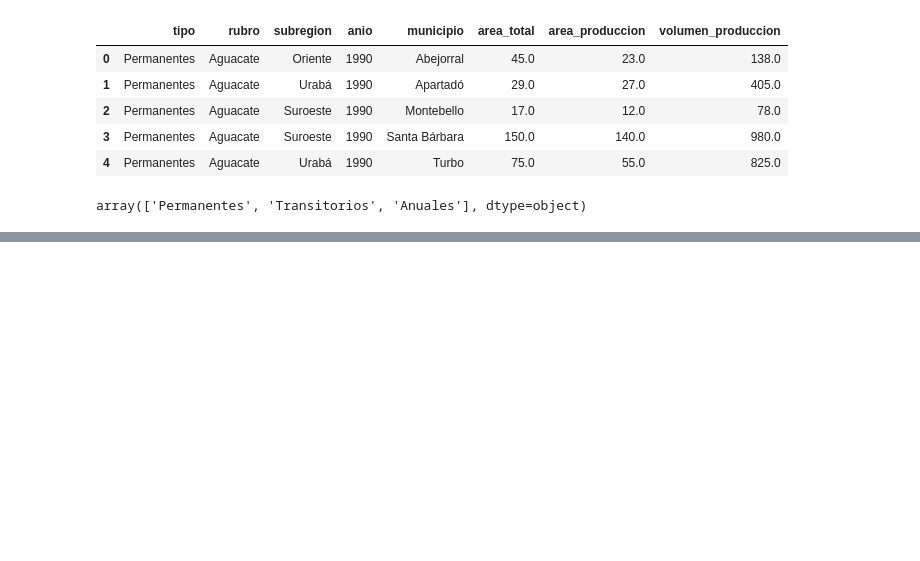
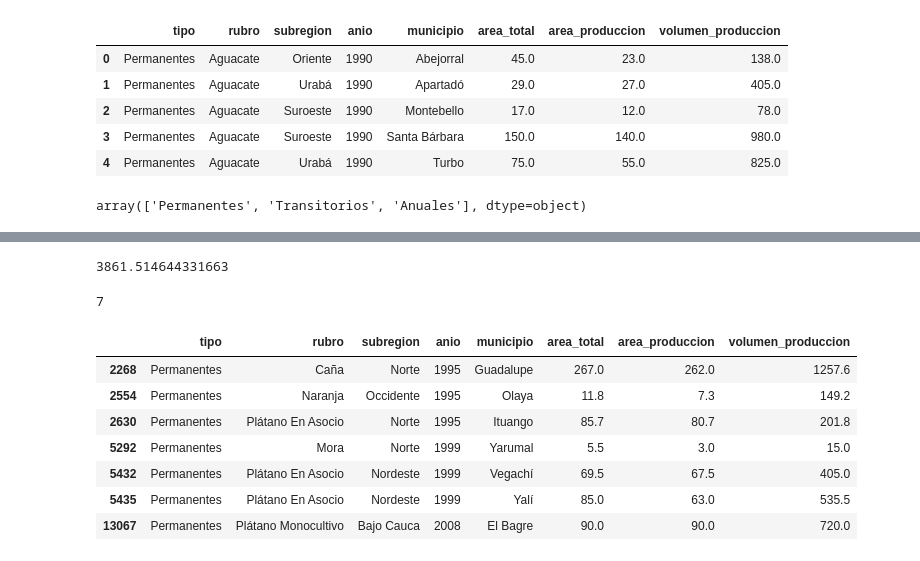
Before and after one commit to federr-gh/Produccion-agricola-datascience, a Jupyter notebook: produccion-agricola.ipynb, the cells around one changed output, grey strips where cells are left out. Saved outputs shown, nothing was run; the diff lists cells and outputs as text; code cells hidden in the pictures; blank space fills up the shorter version.

```diff
--- a/produccion-agricola.ipynb
+++ b/produccion-agricola.ipynb
@@ -44,0 +81,20 @@ array(['Permanentes', 'Transitorios', 'Anuales'], dtype=object)
+# %%
+df[df['tipo'] == 'Permanentes']['volumen_produccion'].mean()
+# %% [output]
+3861.514644331663
+# %%
+df.duplicated().sum()
+# %% [output]
+7
+# %%
+
+df[df.duplicated()]
+# %% [output]
+|  | tipo | rubro | subregion | anio | municipio | area_total | area_produccion | volumen_produccion |
+| 2268 | Permanentes | Caña | Norte | 1995 | Guadalupe | 267.0 | 262.0 | 1257.6 |
+| 2554 | Permanentes | Naranja | Occidente | 1995 | Olaya | 11.8 | 7.3 | 149.2 |
+| 2630 | Permanentes | Plátano En Asocio | Norte | 1995 | Ituango | 85.7 | 80.7 | 201.8 |
+| 5292 | Permanentes | Mora | Norte | 1999 | Yarumal | 5.5 | 3.0 | 15.0 |
+| 5432 | Permanentes | Plátano En Asocio | Nordeste | 1999 | Vegachí | 69.5 | 67.5 | 405.0 |
+| 5435 | Permanentes | Plátano En Asocio | Nordeste | 1999 | Yalí | 85.0 | 63.0 | 535.5 |
+| 13067 | Permanentes | Plátano Monocultivo | Bajo Cauca | 2008 | El Bagre | 90.0 | 90.0 | 720.0 |
```
Also changed, not shown: parts of 7 cells of this notebook.
